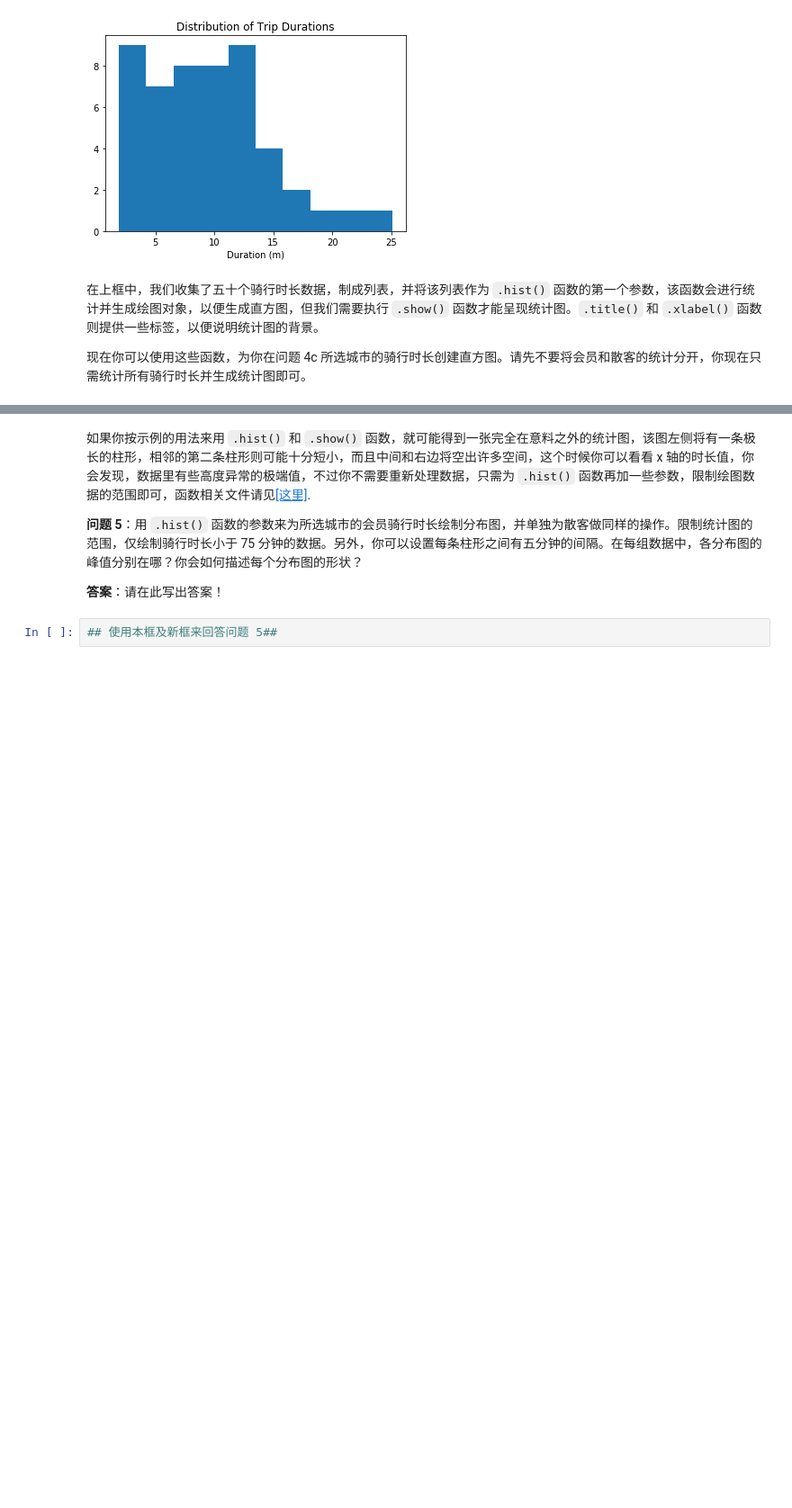
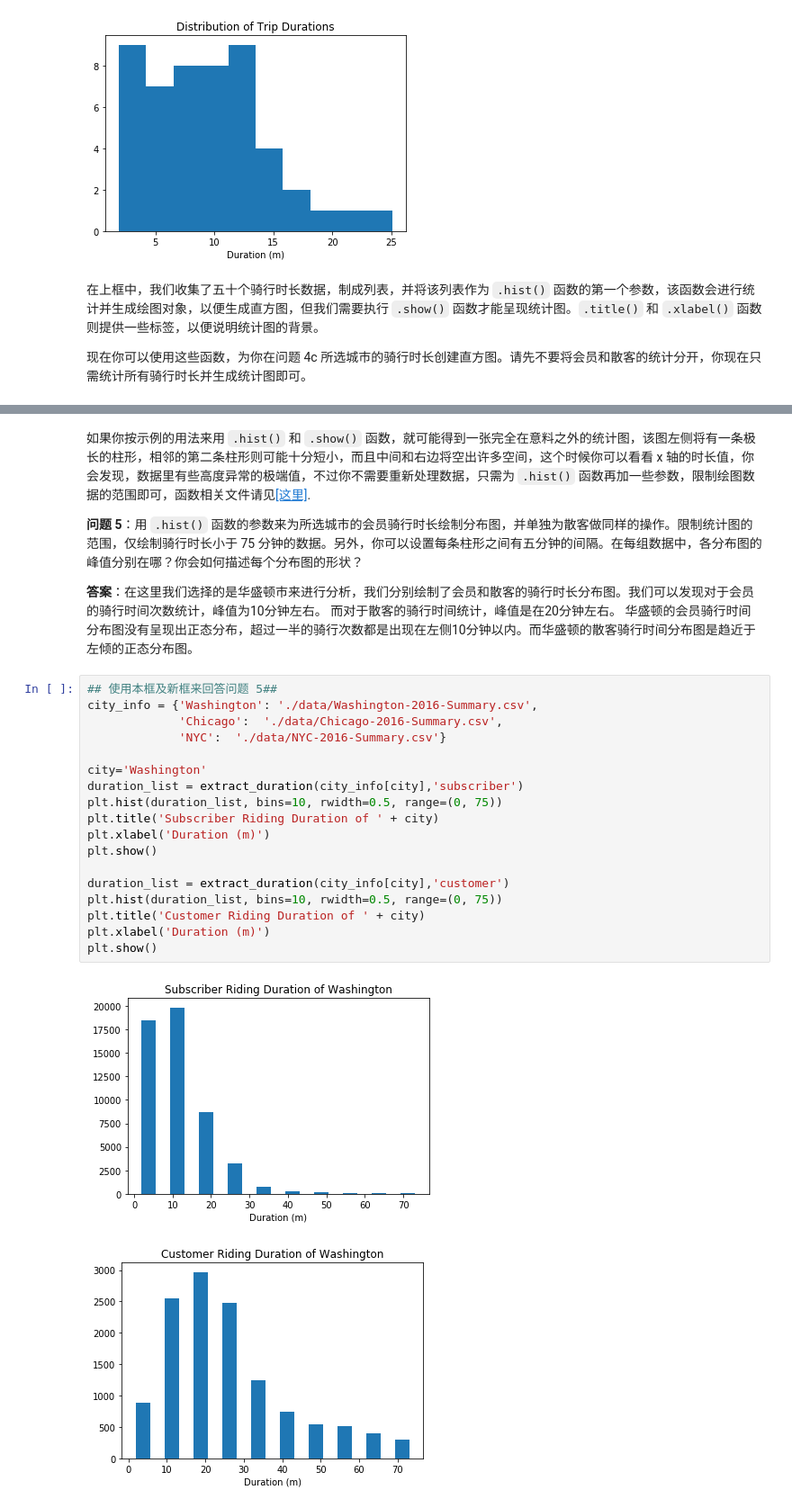
Before and after one commit to hugo626/data-analyst-nanodegree-us-bikeshare-data, a Jupyter notebook: Bike_Share_Analysis-zh.ipynb, the cells around one changed output, grey strips where cells are left out. Shown at 90% size. Drawn from its saved outputs; the diff is of its cells as text; blank space fills up the shorter version.

```diff
--- a/Bike_Share_Analysis-zh.ipynb
+++ b/Bike_Share_Analysis-zh.ipynb
@@ -505,9 +628,29 @@ plt.show()
 
 **问题 5**：用 `.hist()` 函数的参数来为所选城市的会员骑行时长绘制分布图，并单独为散客做同样的操作。限制统计图的范围，仅绘制骑行时长小于 75 分钟的数据。另外，你可以设置每条柱形之间有五分钟的间隔。在每组数据中，各分布图的峰值分别在哪？你会如何描述每个分布图的形状？
 
-**答案**：请在此写出答案！
+**答案**：在这里我们选择的是华盛顿市来进行分析，我们分别绘制了会员和散客的骑行时长分布图。我们可以发现对于会员的骑行时间次数统计，峰值为10分钟左右。 而对于散客的骑行时间统计，峰值是在20分钟左右。
+华盛顿的会员骑行时间分布图没有呈现出正态分布，超过一半的骑行次数都是出现在左侧10分钟以内。而华盛顿的散客骑行时间分布图是趋近于左倾的正态分布图。
-# %%
-## 使用本框及新框来回答问题 5##
+# %%
+## 使用本框及新框来回答问题 5##
+city_info = {'Washington': './data/Washington-2016-Summary.csv',
+             'Chicago':  './data/Chicago-2016-Summary.csv',
+             'NYC':  './data/NYC-2016-Summary.csv'}
+
+city='Washington'
+duration_list = extract_duration(city_info[city],'subscriber')
+plt.hist(duration_list, bins=10, rwidth=0.5, range=(0, 75))
+plt.title('Subscriber Riding Duration of ' + city)
+plt.xlabel('Duration (m)')
+plt.show()
+
+duration_list = extract_duration(city_info[city],'customer')
+plt.hist(duration_list, bins=10, rwidth=0.5, range=(0, 75))
+plt.title('Customer Riding Duration of ' + city)
+plt.xlabel('Duration (m)')
+plt.show()
+# %% [output]
+[figure, added]
+[figure, added]
 # %% [markdown]
 <a id='eda_continued'></a>
 ## 进行你自己的分析
```
Also changed, not shown: parts of 14 cells of this notebook, 1 other file.
